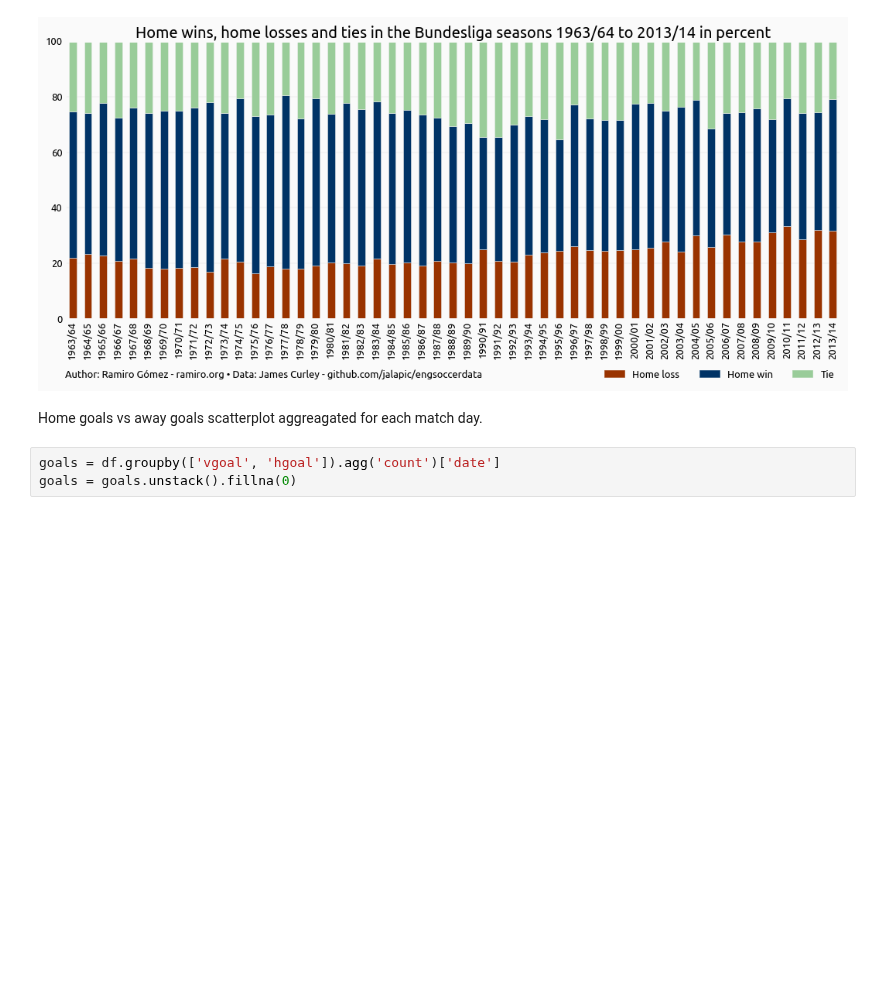
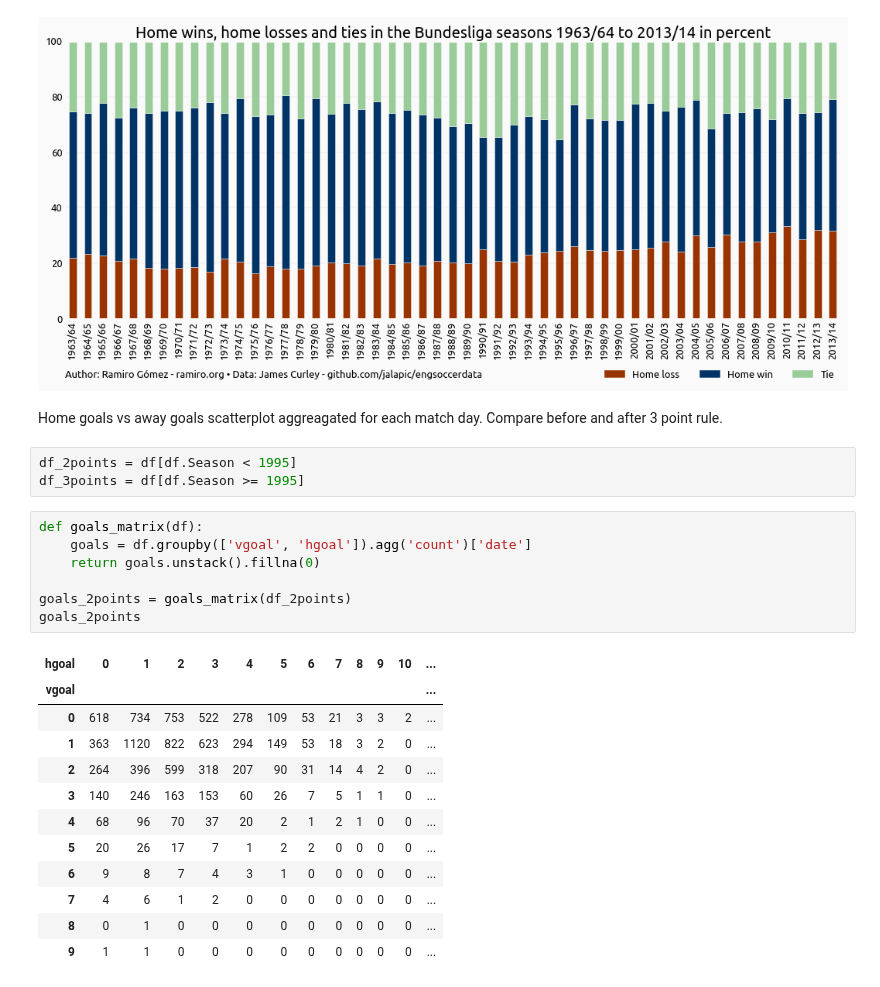
Before and after one commit to yaph/ipython-notebooks, a Jupyter notebook: experiment.ipynb, the cells around one changed output. Cells and saved outputs as stored; diff of their text form; blank space fills up the shorter version.

```diff
--- a/experiment.ipynb
+++ b/experiment.ipynb
@@ -107,7 +107,27 @@ plt.savefig('img/wins-losses-ties-percent-bundesliga-{}-{}.png'.format(xmin, xma
 # %% [output]
 [figure]
 # %% [markdown]
-Home goals vs away goals scatterplot aggreagated for each match day.
+Home goals vs away goals scatterplot aggreagated for each match day. Compare before and after 3 point rule.
+# %%
+df_2points = df[df.Season < 1995]
+df_3points = df[df.Season >= 1995]
 # %%
-goals = df.groupby(['vgoal', 'hgoal']).agg('count')['date']
-goals = goals.unstack().fillna(0)
+def goals_matrix(df):
+    goals = df.groupby(['vgoal', 'hgoal']).agg('count')['date']
+    return goals.unstack().fillna(0)
+
+goals_2points = goals_matrix(df_2points)
+goals_2points
+# %% [output]
+| hgoal | 0 | 1 | 2 | 3 | 4 | 5 | 6 | 7 | 8 | 9 | 10 | ... |
+| vgoal |  |  |  |  |  |  |  |  |  |  |  | ... |
+| 0 | 618 | 734 | 753 | 522 | 278 | 109 | 53 | 21 | 3 | 3 | 2 | ... |
+| 1 | 363 | 1120 | 822 | 623 | 294 | 149 | 53 | 18 | 3 | 2 | 0 | ... |
+| 2 | 264 | 396 | 599 | 318 | 207 | 90 | 31 | 14 | 4 | 2 | 0 | ... |
+| 3 | 140 | 246 | 163 | 153 | 60 | 26 | 7 | 5 | 1 | 1 | 0 | ... |
+| 4 | 68 | 96 | 70 | 37 | 20 | 2 | 1 | 2 | 1 | 0 | 0 | ... |
+| 5 | 20 | 26 | 17 | 7 | 1 | 2 | 2 | 0 | 0 | 0 | 0 | ... |
+| 6 | 9 | 8 | 7 | 4 | 3 | 1 | 0 | 0 | 0 | 0 | 0 | ... |
+| 7 | 4 | 6 | 1 | 2 | 0 | 0 | 0 | 0 | 0 | 0 | 0 | ... |
+| 8 | 0 | 1 | 0 | 0 | 0 | 0 | 0 | 0 | 0 | 0 | 0 | ... |
+| 9 | 1 | 1 | 0 | 0 | 0 | 0 | 0 | 0 | 0 | 0 | 0 | ... |
```
Also changed, not shown: parts of 11 cells of this notebook.
